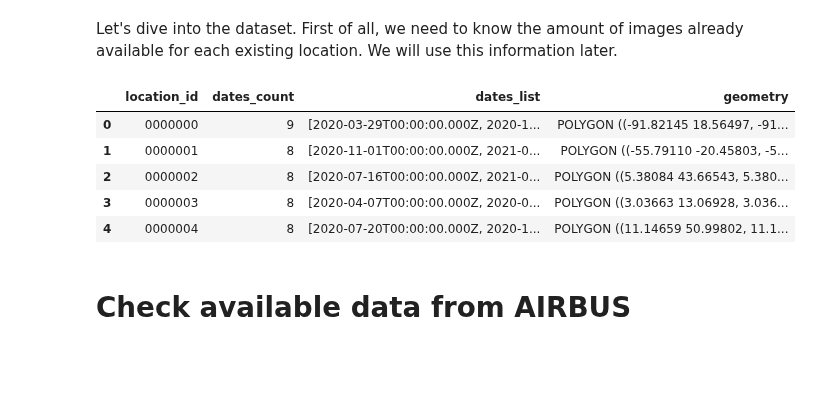
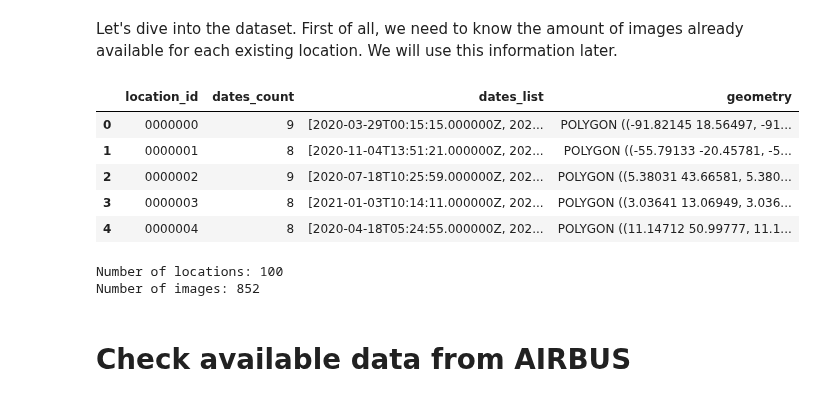
Before and after one commit to earthpulse/eotdl, a Jupyter notebook: usecases/usecaseA/use-case-a.ipynb, the cells around one changed output. Drawn from its saved outputs; the diff is of its cells as text; code cells hidden in the pictures; blank space fills up the shorter version.

```diff
--- a/usecases/usecaseA/use-case-a.ipynb
+++ b/usecases/usecaseA/use-case-a.ipynb
@@ -872,7 +877,7 @@ dataset_tarfile = getenv("TARFILE")
 # %%
 from eotdl.tools import get_images_by_location, get_tarfile_image_info
 # %%
-gdf = get_tarfile_image_info(dataset_tarfile)
+gdf = get_tarfile_image_info(dataset_tarfile, path='preprocess')
 gdf.head()
 # %% [output]
 |  | location_id | datetime | geometry |
@@ -886,15 +891,21 @@ gdf.head()
 # %% [markdown]
 Let's dive into the dataset. First of all, we need to know the amount of images already available for each existing location. We will use this information later.
 # %%
-images_by_location = get_images_by_location(gdf)   # Count and get the date of all the images available for a unique location
+images_by_location = get_images_by_location(gdf, path='preprocess')   # Count and get the date of all the images available for a unique location
 images_by_location.head()
 # %% [output]
 |  | location_id | dates_count | dates_list | geometry |
-| 0 | 0000000 | 9 | [2020-03-29T00:00:00.000Z, 2020-1... | POLYGON ((-91.82145 18.56497, -91... |
-| 1 | 0000001 | 8 | [2020-11-01T00:00:00.000Z, 2021-0... | POLYGON ((-55.79110 -20.45803, -5... |
-| 2 | 0000002 | 8 | [2020-07-16T00:00:00.000Z, 2021-0... | POLYGON ((5.38084 43.66543, 5.380... |
-| 3 | 0000003 | 8 | [2020-04-07T00:00:00.000Z, 2020-0... | POLYGON ((3.03663 13.06928, 3.036... |
-| 4 | 0000004 | 8 | [2020-07-20T00:00:00.000Z, 2020-1... | POLYGON ((11.14659 50.99802, 11.1... |
+| 0 | 0000000 | 9 | [2020-03-29T00:15:15.000000Z, 202... | POLYGON ((-91.82145 18.56497, -91... |
+| 1 | 0000001 | 8 | [2020-11-04T13:51:21.000000Z, 202... | POLYGON ((-55.79133 -20.45781, -5... |
+| 2 | 0000002 | 9 | [2020-07-18T10:25:59.000000Z, 202... | POLYGON ((5.38031 43.66581, 5.380... |
+| 3 | 0000003 | 8 | [2021-01-03T10:14:11.000000Z, 202... | POLYGON ((3.03641 13.06949, 3.036... |
+| 4 | 0000004 | 8 | [2020-04-18T05:24:55.000000Z, 202... | POLYGON ((11.14712 50.99777, 11.1... |
+# %%
+print(f'Number of locations: {len(images_by_location)}')
+print(f'Number of images: {len(gdf)}')
+# %% [output]
+Number of locations: 100
+Number of images: 852
 # %% [markdown]
 # Check available data from AIRBUS
 # %% [markdown]
```
Also changed, not shown: parts of 21 cells of this notebook, 11 other files.
